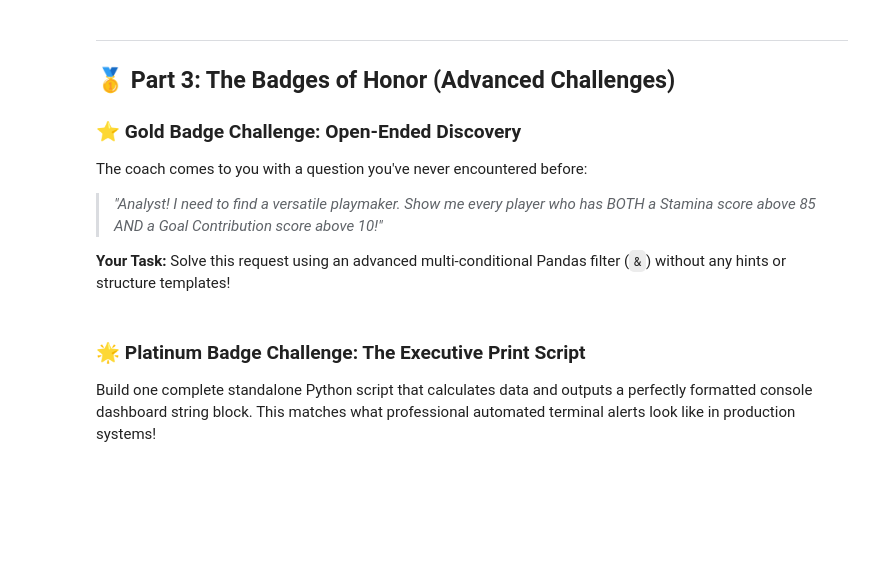
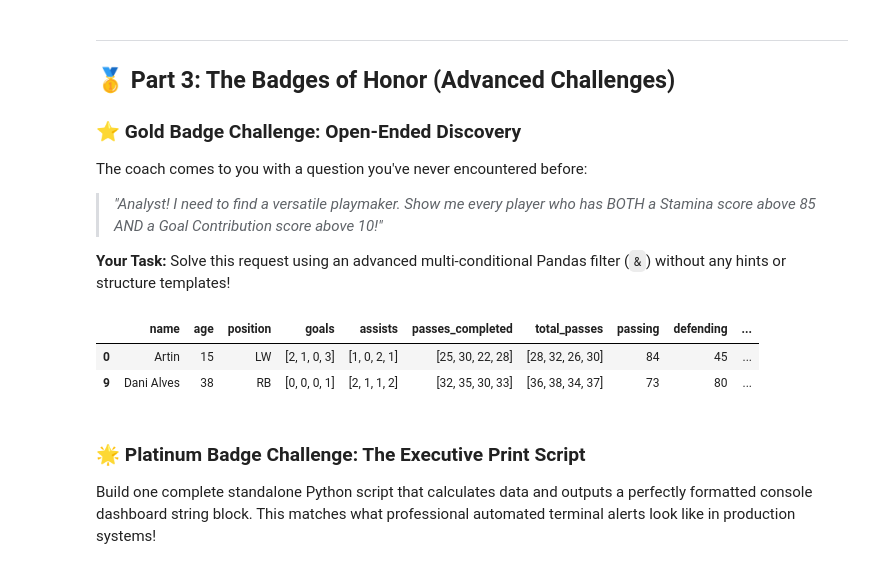
Before and after one commit to MaryamRA/KidsShield-Soccer-AI, a Jupyter notebook: Mission08/Mission08_Complementary_Solution.ipynb, the cells around one changed output. Cells and saved outputs as stored; diff of their text form; code cells hidden in the pictures; blank space fills up the shorter version.

```diff
--- a/Mission08/Mission08_Complementary_Solution.ipynb
+++ b/Mission08/Mission08_Complementary_Solution.ipynb
@@ -406,6 +449,12 @@ The coach comes to you with a question you've never encountered before:
 **Your Task:** Solve this request using an advanced multi-conditional Pandas filter (`&`) without any hints or structure templates!
 # %%
 # Write your independent multi-conditional filter query below:
+versatile_playmakers = (df[(df["stamina"] > 85) & (df["goal_contributions"] > 5)])
+versatile_playmakers
+# %% [output]
+|  | name | age | position | goals | assists | passes_completed | total_passes | passing | defending | ... |
+| 0 | Artin | 15 | LW | [2, 1, 0, 3] | [1, 0, 2, 1] | [25, 30, 22, 28] | [28, 32, 26, 30] | 84 | 45 | ... |
+| 9 | Dani Alves | 38 | RB | [0, 0, 0, 1] | [2, 1, 1, 2] | [32, 35, 30, 33] | [36, 38, 34, 37] | 73 | 80 | ... |
 # %% [markdown]
 ### 🌟 Platinum Badge Challenge: The Executive Print Script
 Build one complete standalone Python script that calculates data and outputs a perfectly formatted console dashboard string block. This matches what professional automated terminal alerts look like in production systems!
```
Also changed, not shown: parts of 9 cells of this notebook.
